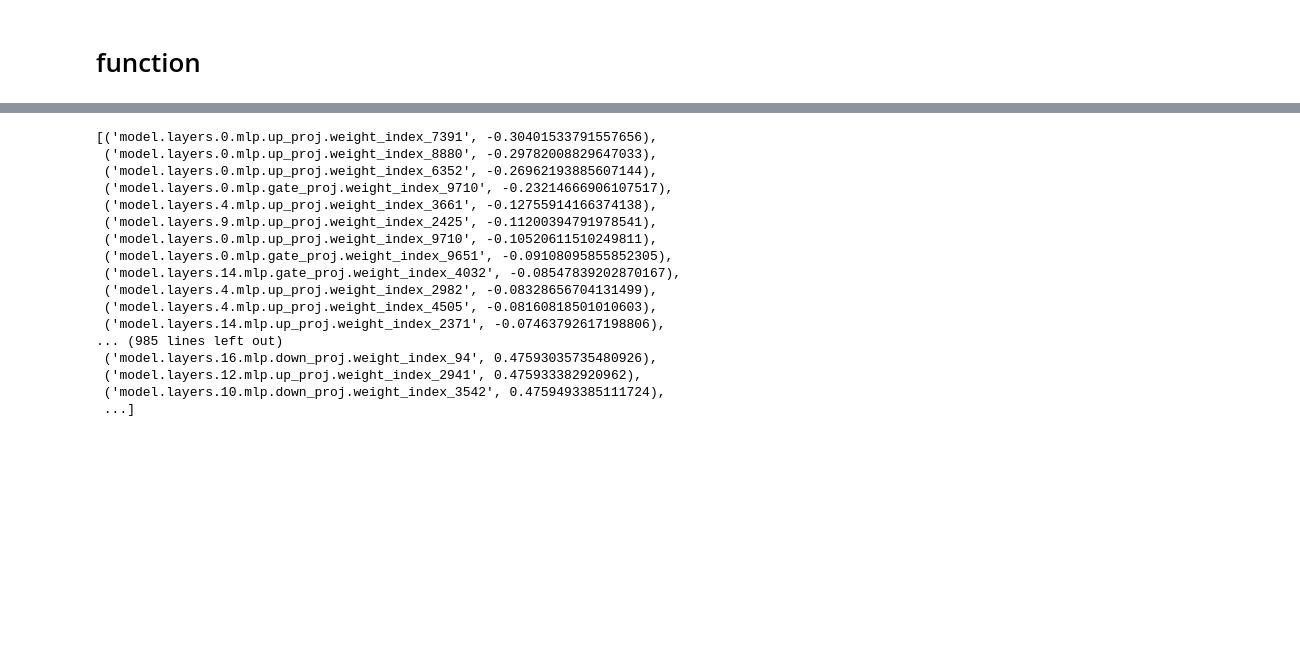
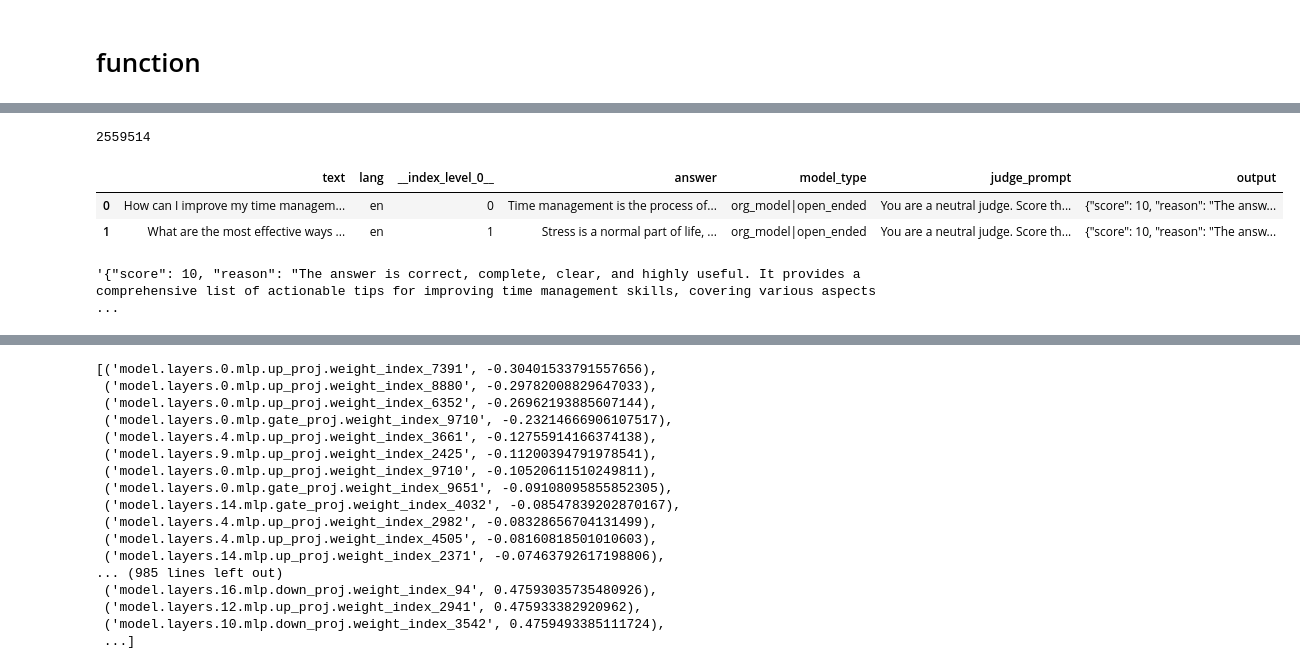
Before and after one commit to weizaiff/LRP, a Jupyter notebook: 20251124_kur_mask_neuron_generation.ipynb, the cells around one changed output, grey strips where cells are left out. Drawn from its saved outputs; the diff is of its cells as text; code cells hidden in the pictures; blank space fills up the shorter version.

Commit message:
add LRP_based eval

```diff
--- a/20251124_kur_mask_neuron_generation.ipynb
+++ b/20251124_kur_mask_neuron_generation.ipynb
@@ -110,0 +325,18 @@ def generate(model, tokenizer, textlist):
+# %%
+ds_final.to_json('~/autodl-fs/LRP/open_ended_data_generation/20251201_LRP_based_bottom1perc_generation4judge.json',index=False)
+# %% [output]
+2559514
+# %%
+ds_judge_res = datasets.load_dataset('json', data_files = '/root/autodl-fs/LRP/open_ended_data_generation/20251201_LRP_based_bottom1perc_generation4judge.json_gpt4o.json')
+# %%
+df_judge_res = ds_judge_res['train'].to_pandas()
+# %%
+df_judge_res.head(2)
+# %% [output]
+|  | text | lang | __index_level_0__ | answer | model_type | judge_prompt | output |
+| 0 | How can I improve my time managem... | en | 0 | Time management is the process of... | org_model|open_ended | You are a neutral judge. Score th... | {"score": 10, "reason": "The answ... |
+| 1 | What are the most effective ways ... | en | 1 | Stress is a normal part of life, ... | org_model|open_ended | You are a neutral judge. Score th... | {"score": 10, "reason": "The answ... |
+# %%
+df_judge_res['output'][0]
+# %% [output]
+'{"score": 10, "reason": "The answer is correct, complete, clear, and highly useful. It provides a comprehensive list of actionable tips for improving time management skills, covering various aspects  ...
```
Also changed, not shown: parts of 24 cells of this notebook.
